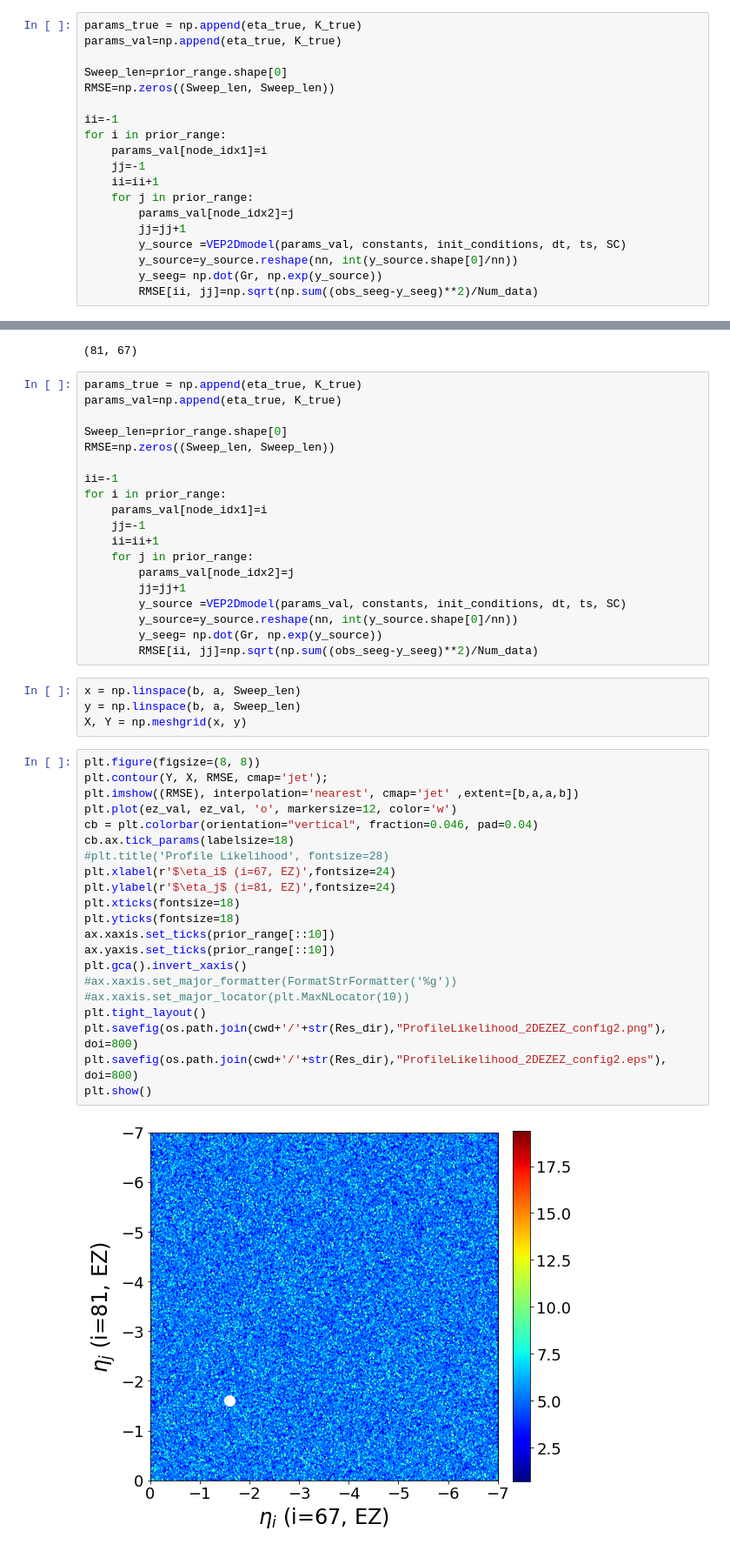
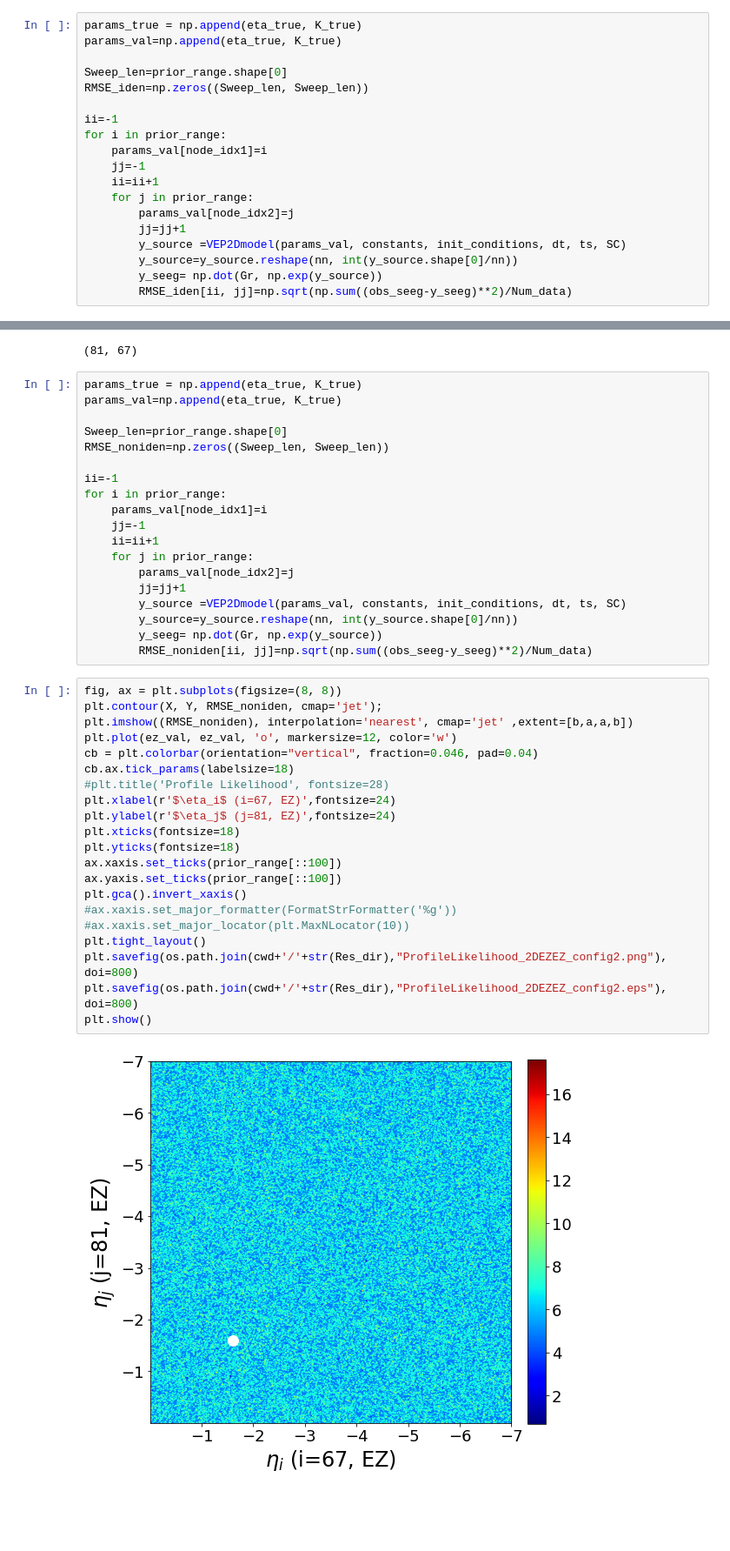
Before and after one commit to ins-amu/BVEP, a Jupyter notebook: SBI/BVEP_sde_sensitivityanalysis_seeg_GrExp_patient1.ipynb, the cells around one changed output, grey strips where cells are left out. Shown at 87% size. Saved outputs shown, nothing was run; the diff lists cells and outputs as text; blank space fills up the shorter version.

```diff
--- a/SBI/BVEP_sde_sensitivityanalysis_seeg_GrExp_patient1.ipynb
+++ b/SBI/BVEP_sde_sensitivityanalysis_seeg_GrExp_patient1.ipynb
@@ -633,7 +604,7 @@ params_true = np.append(eta_true, K_true)
 params_val=np.append(eta_true, K_true)
 
 Sweep_len=prior_range.shape[0]
-RMSE=np.zeros((Sweep_len, Sweep_len))
+RMSE_iden=np.zeros((Sweep_len, Sweep_len))
 
 ii=-1
 for i in prior_range:
@@ -646,4 +617,4 @@ for i in prior_range:
         y_source =VEP2Dmodel(params_val, constants, init_conditions, dt, ts, SC)
         y_source=y_source.reshape(nn, int(y_source.shape[0]/nn))
         y_seeg= np.dot(Gr, np.exp(y_source))
-        RMSE[ii, jj]=np.sqrt(np.sum((obs_seeg-y_seeg)**2)/Num_data)
+        RMSE_iden[ii, jj]=np.sqrt(np.sum((obs_seeg-y_seeg)**2)/Num_data)
@@ -787,7 +749,7 @@ params_true = np.append(eta_true, K_true)
 params_val=np.append(eta_true, K_true)
 
 Sweep_len=prior_range.shape[0]
-RMSE=np.zeros((Sweep_len, Sweep_len))
+RMSE_noniden=np.zeros((Sweep_len, Sweep_len))
 
 ii=-1
 for i in prior_range:
@@ -800,32 +762,28 @@ for i in prior_range:
         y_source =VEP2Dmodel(params_val, constants, init_conditions, dt, ts, SC)
         y_source=y_source.reshape(nn, int(y_source.shape[0]/nn))
         y_seeg= np.dot(Gr, np.exp(y_source))
-        RMSE[ii, jj]=np.sqrt(np.sum((obs_seeg-y_seeg)**2)/Num_data)
+        RMSE_noniden[ii, jj]=np.sqrt(np.sum((obs_seeg-y_seeg)**2)/Num_data)
-# %%
-x = np.linspace(b, a, Sweep_len)
-y = np.linspace(b, a, Sweep_len)
-X, Y = np.meshgrid(x, y)
 # %%
-plt.figure(figsize=(8, 8))
-plt.contour(Y, X, RMSE, cmap='jet');
-plt.imshow((RMSE), interpolation='nearest', cmap='jet' ,extent=[b,a,a,b])
+fig, ax = plt.subplots(figsize=(8, 8))
+plt.contour(X, Y, RMSE_noniden, cmap='jet');
+plt.imshow((RMSE_noniden), interpolation='nearest', cmap='jet' ,extent=[b,a,a,b])
 plt.plot(ez_val, ez_val, 'o', markersize=12, color='w')
 cb = plt.colorbar(orientation="vertical", fraction=0.046, pad=0.04)
 cb.ax.tick_params(labelsize=18)
 #plt.title('Profile Likelihood', fontsize=28)
 plt.xlabel(r'$\eta_i$ (i=67, EZ)',fontsize=24)
-plt.ylabel(r'$\eta_j$ (i=81, EZ)',fontsize=24)
+plt.ylabel(r'$\eta_j$ (j=81, EZ)',fontsize=24)
 plt.xticks(fontsize=18)
 plt.yticks(fontsize=18)
-ax.xaxis.set_ticks(prior_range[::10])
-ax.yaxis.set_ticks(prior_range[::10])
+ax.xaxis.set_ticks(prior_range[::100])
+ax.yaxis.set_ticks(prior_range[::100])
 plt.gca().invert_xaxis()
 #ax.xaxis.set_major_formatter(FormatStrFormatter('%g'))
 #ax.xaxis.set_major_locator(plt.MaxNLocator(10))
 plt.tight_layout()
 plt.savefig(os.path.join(cwd+'/'+str(Res_dir),"ProfileLikelihood_2DEZEZ_config2.png"), doi=800)
 plt.savefig(os.path.join(cwd+'/'+str(Res_dir),"ProfileLikelihood_2DEZEZ_config2.eps"), doi=800)
 plt.show()
 # %% [output]
-[figure, old version]
+[figure, new version]
 # %%
```
Also changed, not shown: parts of 23 cells of this notebook, 1 other file.
